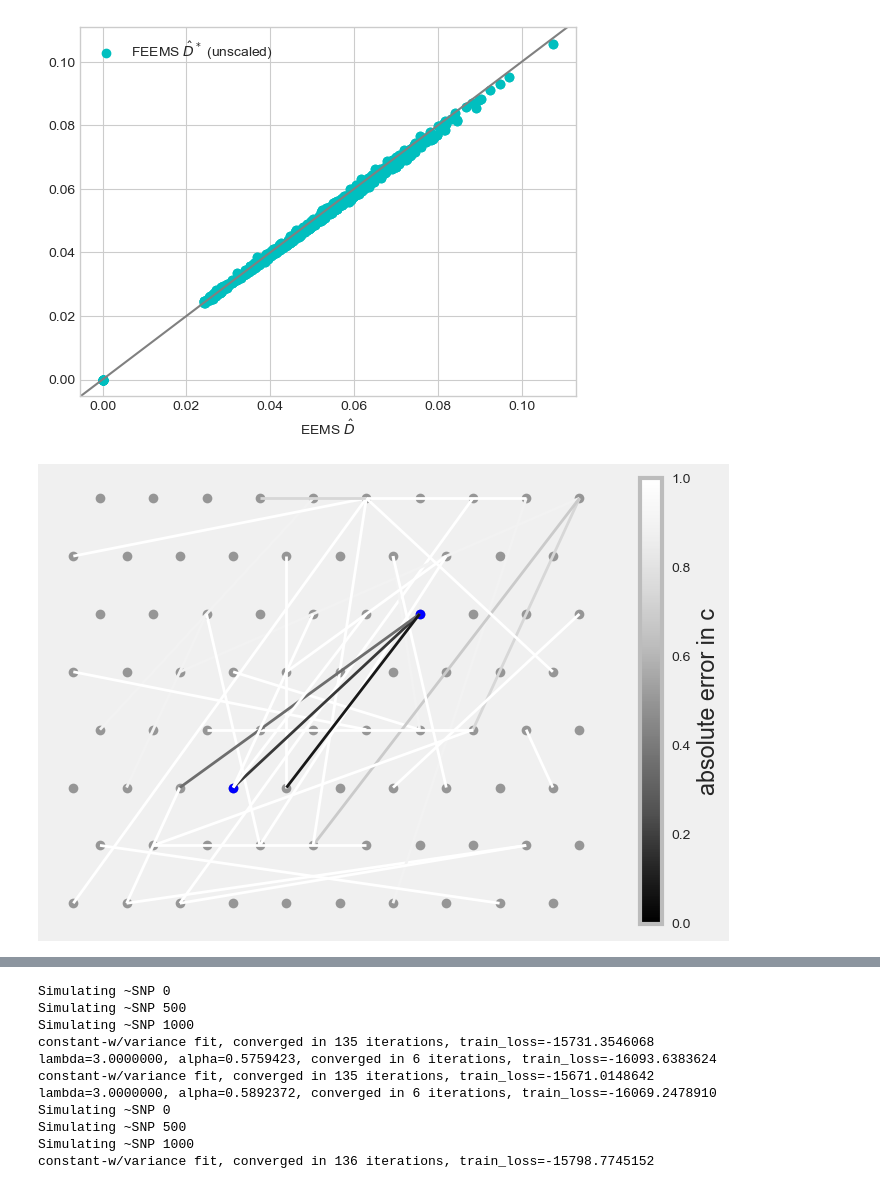
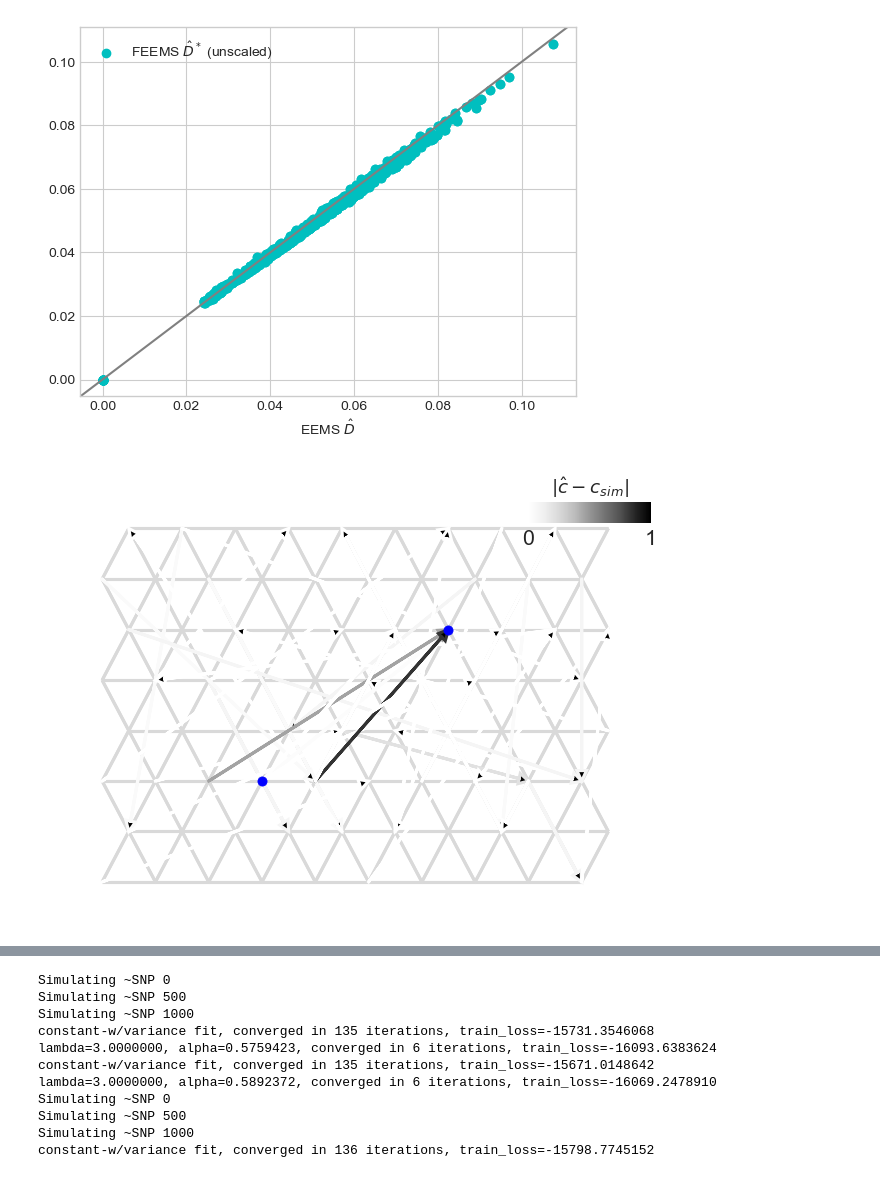
Before and after one commit to NovembreLab/feems, a Jupyter notebook: docs/notebooks/est-long-range.ipynb, the cells around one changed output, grey strips where cells are left out. Drawn from its saved outputs; the diff is of its cells as text; code cells hidden in the pictures.

```diff
--- a/docs/notebooks/est-long-range.ipynb
+++ b/docs/notebooks/est-long-range.ipynb
@@ -178,11 +378,16 @@ plt.scatter(Dgen,Dfrequnscaled,color='c',label=r'FEEMS $\hat D^*$ (unscaled)');
 Text(0.5, 0, 'EEMS $\\hat D$')
 [figure]
 # %%
-# randedge = [tuple(np.random.choice(range(80),size=2,replace=False)) for _ in range(30)]
-# randedge = list(set(randedge)-set(sp_graph.edges));
-# for e in [(23,56),(22,56),(24,56),(23,55),(23,54)]:
+randedge = [tuple(np.random.choice(range(80),size=2,replace=False)) for _ in range(30)]
+randedge = list(set(randedge)-set(sp_graph.edges));
+truew = np.append(np.zeros(len(randedge)),[0.6,0,0,0,0,0,])
+for e in [(23,56),(22,56),(24,56),(23,57),(23,55),(24,55)]:
+    randedge.append(e)
+# for e in [(56,23),(56,22),(56,24),(57,23),(55,23),(55,24)]:
 #     randedge.append(e)
 # for e in [(8,27),(7,27),(9,27),(8,26),(8,28)]:
+#     randedge.append(e)
+# for e in [(23,92),(22,92),(91,23),(92,24),(101,36),(102,36),(35,101),(117,36),(35,118)]:
 #     randedge.append(e)
 # print(randedge)
 
@@ -190,23 +395,30 @@ isc = np.zeros(len(randedge)); logc = np.zeros(len(randedge))
 for ie, e in enumerate(randedge):
     llc = []
     for c in np.linspace(0,1,25):
-        llc.append(get_FEEMS_demes_ll_w_c(sp_graph, obj, sp_graph.w, sp_graph.q, [e], c, df=2000, sigstar=0.5)[1])
+        llc.append(get_FEEMS_demes_ll_w_c(sp_graph, obj, sp_graph.w, sp_graph.q, [e], c, df=1500, sigstar=0.5)[1])
     # logc[ie] = np.linspace(0,1,12)[np.argmin(np.abs(llc-np.max(llc)+2))] # llc[0] - llc[-1]
     # if np.argmax(llc)!=0:
     #     isc[ie] = 1
-    isc[ie] = np.linspace(0,1,25)[np.argmax(llc)]#llc[-1]-llc[0]#
+    isc[ie] = np.linspace(0,1,25)[np.argmax(llc)]
 # %%
-## shoot, so much for a hypothesis...thought the edges closer to true nodes would show a different pattern
-plt.style.use('fivethirtyeight')
-plt.plot(grid_def[:,0],grid_def[:,1],'o',color='grey',alpha=0.8); plt.plot(grid_def[lrn[0][0],0],grid_def[lrn[0][0],1],'bo'); plt.plot(grid_def[lrn[0][1],0],grid_def[lrn[0][1],1],'bo'); plt.box(False); plt.tick_params(left = False, labelleft = False, labelbottom = False, bottom = False); plt.grid()
-for ie, e in enumerate(randedge):
-    plt.plot((grid_def[randedge[ie][0],0],grid_def[randedge[ie][1],0]),(grid_def[randedge[ie][0],1],grid_def[randedge[ie][1],1]),color='{}'.format(5*np.abs(isc[ie]-0.8)/4))
-    # alpha=1.05-5*np.abs(isc[ie]-.6)/3)
-    # if isc[ie]==0:
-    #     plt.plot((grid_def[randedge[ie][0],0],grid_def[randedge[ie][1],0]),(grid_def[randedge[ie][0],1],grid_def[randedge[ie][1],1]),'k',alpha=0.2,)
-    # else:
-    #     plt.plot((grid_def[randedge[ie][0],0],grid_def[randedge[ie][1],0]),(grid_def[randedge[ie][0],1],grid_def[randedge[ie][1],1]),'k--',alpha=0.6,)
-plt.colorbar(mpl.cm.ScalarMappable(norm=mpl.colors.Normalize(vmin=0, vmax=1), cmap=mpl.cm.Greys_r), orientation='vertical', label='absolute error in c')
-plt.style.use('seaborn-whitegrid')
+# plt.style.use('fivethirtyeight')
+# plt.plot(grid_def[:,0],grid_def[:,1],'o',color='grey',alpha=0.8); plt.box(False); plt.tick_params(left = False, labelleft = False, labelbottom = False, bottom = False); plt.grid()
+# plt.plot(grid_def[lrn[1][0],0],grid_def[lrn[1][0],1],'bo'); plt.plot(grid_def[lrn[1][1],0],grid_def[lrn[1][1],1],'bo'); plt.box(False); plt.tick_params(left = False, labelleft = False, labelbottom = False, bottom = False); plt.grid()
+# for ie, e in enumerate(randedge):
+# for ie in range(-6,0):
+#     plt.plot((grid_def[randedge[ie][0],0],grid_def[randedge[ie][1],0]),(grid_def[randedge[ie][0],1],grid_def[randedge[ie][1],1]),color='{}'.format(1-np.abs(isc[ie]-truew[ie])),markersize=1)
+# plt.colorbar(mpl.cm.ScalarMappable(norm=mpl.colors.Normalize(vmin=0, vmax=1), cmap=mpl.cm.Greys), orientation='vertical', label=r'$ |\hat c - c_{sim}|$')
+# plt.plot(grid_def[lrn[0][0],0],grid_def[lrn[0][0],1],'bo',markersize=8); plt.plot(grid_def[lrn[0][1],0],grid_def[lrn[0][1],1],'bo',markersize=8);
+# plt.style.use('seaborn-whitegrid')
+
+fig = plt.figure(dpi=110)
+ax = fig.add_subplot(1, 1, 1)
+v = Viz(ax, sp_graph, projection=ccrs.Mercator(), edge_width=2,
+        edge_alpha=1, edge_zorder=100, sample_pt_size=20, obs_node_size=7.5, sample_pt_color="black", cbar_font_size=10)
+v.draw_edges(use_weights=False)
+for ie in range(len(randedge)):
+    v.draw_arrow([randedge[ie]],np.abs(isc[ie]-truew[ie]))
+ax.scatter(v.grid[lrn[0][0],0],v.grid[lrn[0][0],1],marker='o',color='b'); ax.scatter(v.grid[lrn[0][1],0],v.grid[lrn[0][1],1],marker='o',color='b');
+v.draw_c_colorbar()
 # %% [output]
-[figure, old version]
+[figure, new version]
```
Also changed, not shown: parts of 44 cells of this notebook, 4 other files.
